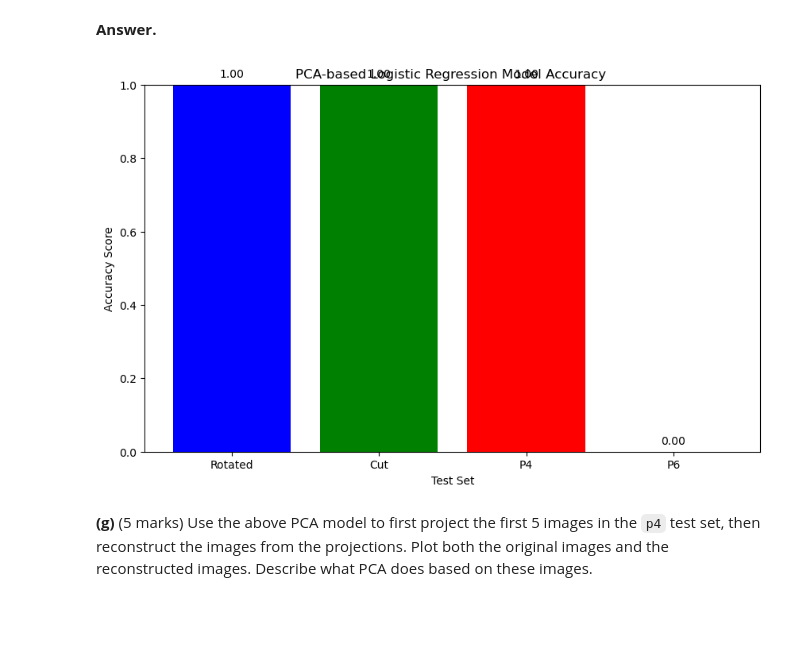
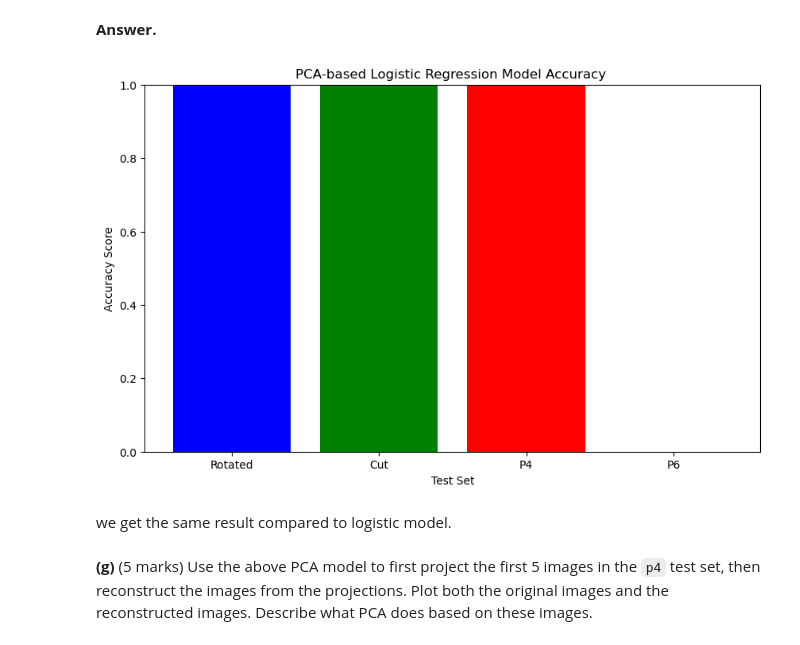
Before and after one commit to AAAZZZR/UQ_DL, a Jupyter notebook: A1.ipynb, the cells around one changed output. Saved outputs shown, nothing was run; the diff lists cells and outputs as text; code cells hidden in the pictures; blank space fills up the shorter version.

```diff
--- a/A1.ipynb
+++ b/A1.ipynb
@@ -379,33 +416,35 @@ plt.show()
 # %%
 from sklearn.linear_model import LogisticRegression
 pca_reg = LogisticRegression()
 pca_reg.fit(train_2D, y_tr)
 
 # rot_2D = pca.transform(rot_flat)
 cut_2D = pca.transform(cut_flat)
 p4_2D = pca.transform(x_ts_p4_flat)
 p6_2D = pca.transform(x_ts_p6_flat)
 
 score_rot_pca = pca_reg.score(rot_2D,y_ts_rot)
 score_cut_pca =pca_reg.score(cut_2D,y_ts_cut)
 score_p4_pca =pca_reg.score(p4_2D,y_ts_p4)
 score_p6_pca =pca_reg.score(p6_2D,y_ts_p6)
 
 test_sets = ['Rotated', 'Cut', 'P4', 'P6']
 scores = [score_rot_pca, score_cut_pca, score_p4_pca, score_p6_pca]
 
 # Plotting
 plt.figure(figsize=(10, 6))
 plt.bar(test_sets, scores, color=['blue', 'green', 'red', 'purple'])
 plt.xlabel('Test Set')
 plt.ylabel('Accuracy Score')
 plt.title('PCA-based Logistic Regression Model Accuracy ')
 plt.ylim(0, 1)  # Assuming accuracy scores are between 0 and 1
-for i, score in enumerate(scores):
-    plt.text(i, score + 0.02, f"{score:.2f}", ha = 'center')
+# for i, score in enumerate(scores):
+#     plt.text(i, score + 0.02, f"{score:.2f}", ha = 'center')
 plt.show()
 # %% [output]
-[figure, old version]
+[figure, new version]
+# %% [markdown]
+we get the same result compared to logistic model.
 # %% [markdown]
 **(g)** (5 marks) Use the above PCA model to first project the first 5 images in the `p4` test set, then reconstruct the images from the projections. Plot both the original images and the reconstructed images. Describe what PCA does based on these images.
 # %% [markdown]
```
Also changed, not shown: parts of 27 cells of this notebook.
